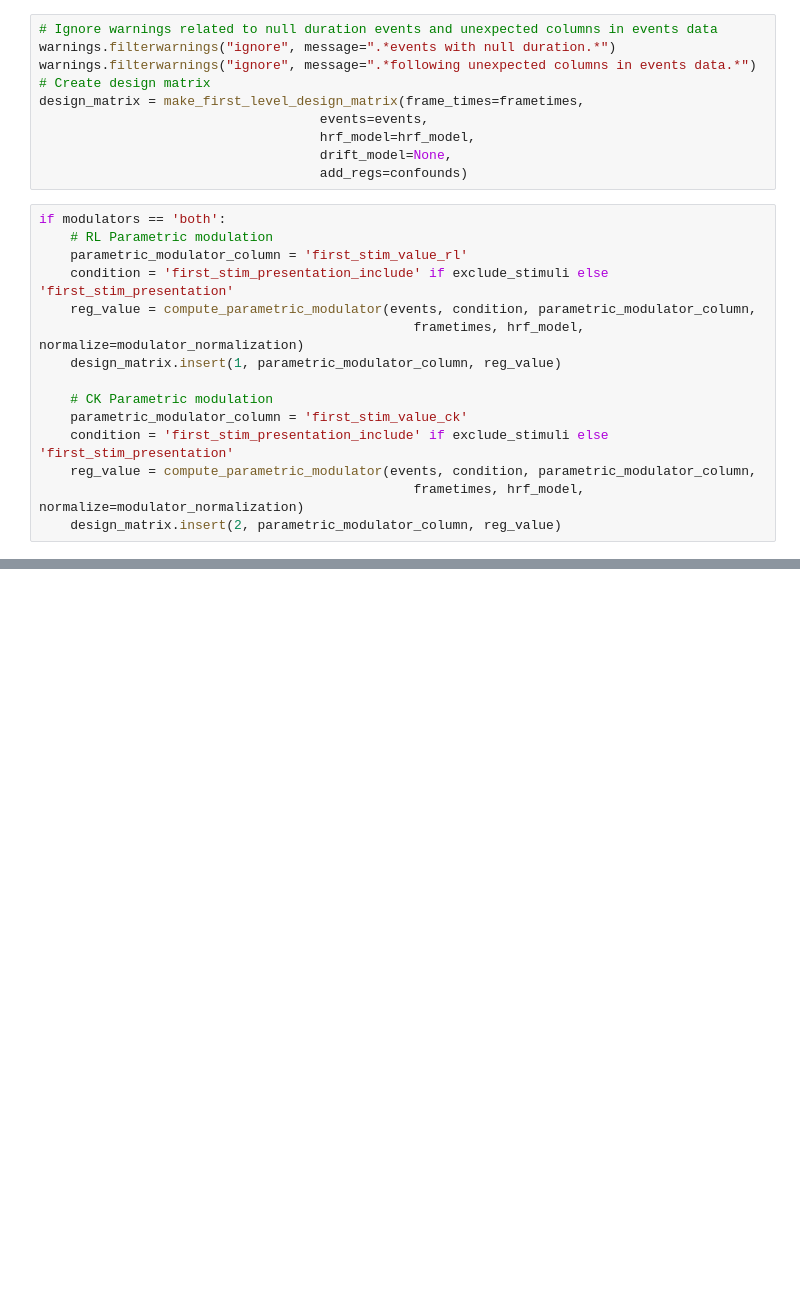
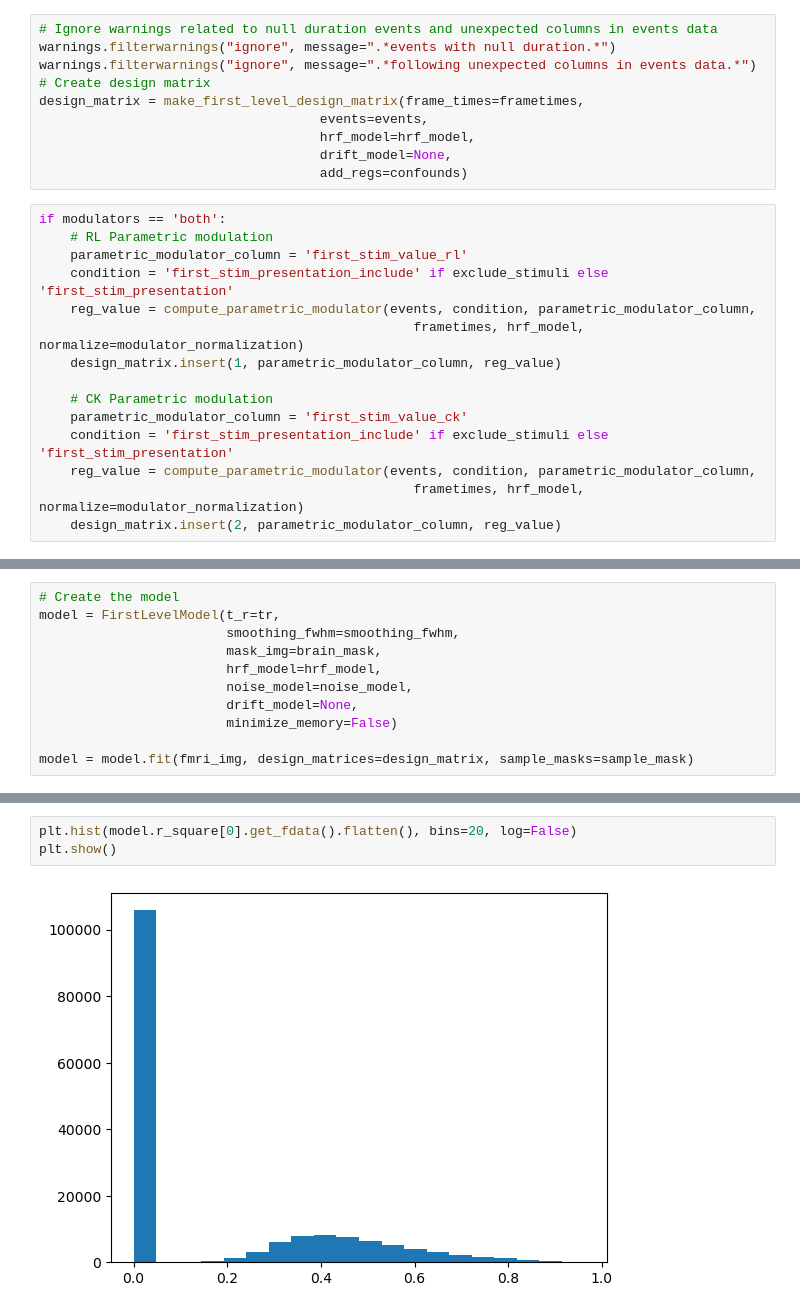
Before and after one commit to hugofluhr/learning-habits-analysis, a Jupyter notebook: notebooks/dev_nilearn_firstlvl_v2.ipynb, the cells around one changed output, grey strips where cells are left out. Saved outputs shown, nothing was run; the diff lists cells and outputs as text; blank space fills up the shorter version.

```diff
--- a/notebooks/dev_nilearn_firstlvl_v2.ipynb
+++ b/notebooks/dev_nilearn_firstlvl_v2.ipynb
@@ -171,0 +172,11 @@ plot_design_matrix(design_matrix)
+# %%
+# Create the model
+model = FirstLevelModel(t_r=tr,
+                        smoothing_fwhm=smoothing_fwhm,
+                        mask_img=brain_mask,
+                        hrf_model=hrf_model,
+                        noise_model=noise_model,
+                        drift_model=None,
+                        minimize_memory=False)
+
+model = model.fit(fmri_img, design_matrices=design_matrix, sample_masks=sample_mask)
@@ -171,0 +189,5 @@ plot_design_matrix(design_matrix)
+# %%
+plt.hist(model.r_square[0].get_fdata().flatten(), bins=20, log=False)
+plt.show()
+# %% [output]
+[figure, added]
```
Also changed, not shown: parts of 4 cells of this notebook.
